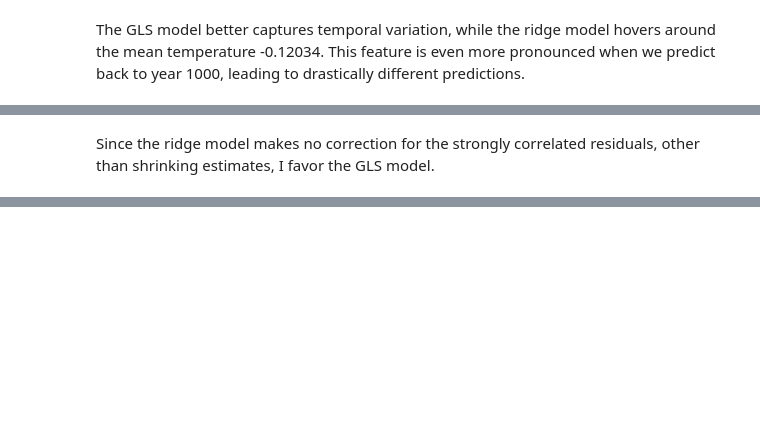
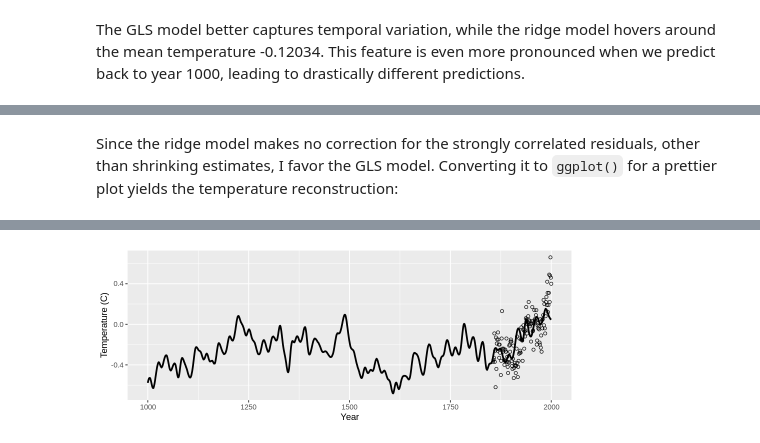
Before and after one commit to adamwangdata/adamwangdata.github.io, a Jupyter notebook: website/_build/jupyter_execute/stat-ml/reconstruct.ipynb, the cells around one changed output, grey strips where cells are left out. Saved outputs shown, nothing was run; the diff lists cells and outputs as text; code cells hidden in the pictures; blank space fills up the shorter version.

```diff
--- a/website/_build/jupyter_execute/stat-ml/reconstruct.ipynb
+++ b/website/_build/jupyter_execute/stat-ml/reconstruct.ipynb
@@ -527,3 +555,14 @@ legend('topleft', legend = c('ridge', 'GLS'), lty = 1, col = 2:3)
 # %% [markdown]
 
 Since the ridge model makes no correction for the strongly correlated residuals, other than shrinking estimates, I favor the GLS model.
+Converting it to `ggplot()` for a prettier plot yields the temperature reconstruction:
+# %%
+
+set_pars(dim=c(8, 3))
+df <- data.frame(year=globwarm$year, temp=globwarm$nhtemp, pred=glmod_pred)
+ggplot(df) +
+  geom_line(aes(x=year, y=pred), size=1) +
+  geom_point(aes(x=year,y=temp), shape=1) +
+  xlab('Year') +
+  ylab('Temperature (C)')
+# %% [output]
@@ -529,0 +571 @@ Since the ridge model makes no correction for the strongly correlated residuals,
+[figure, added]
```
Also changed, not shown: parts of 19 cells of this notebook, 56 other files.
